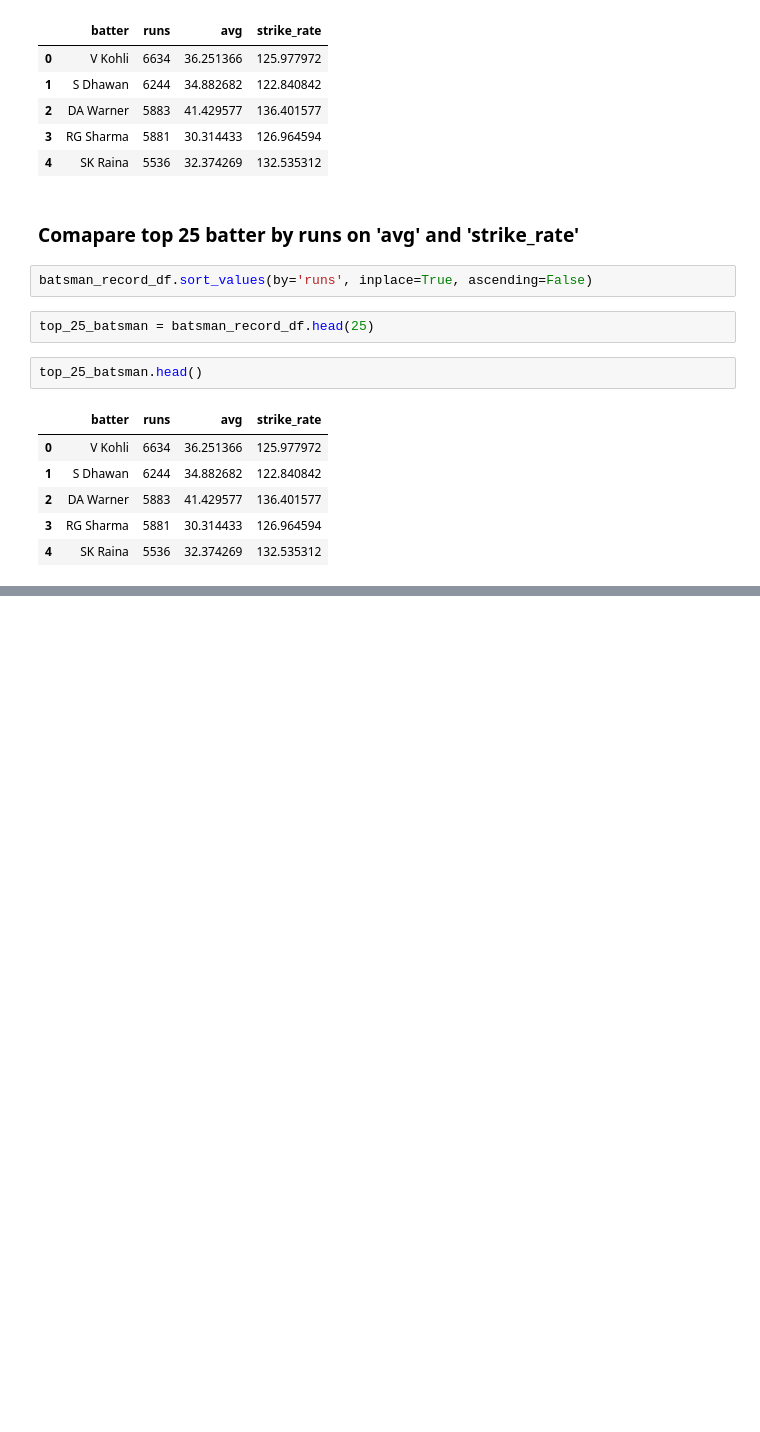
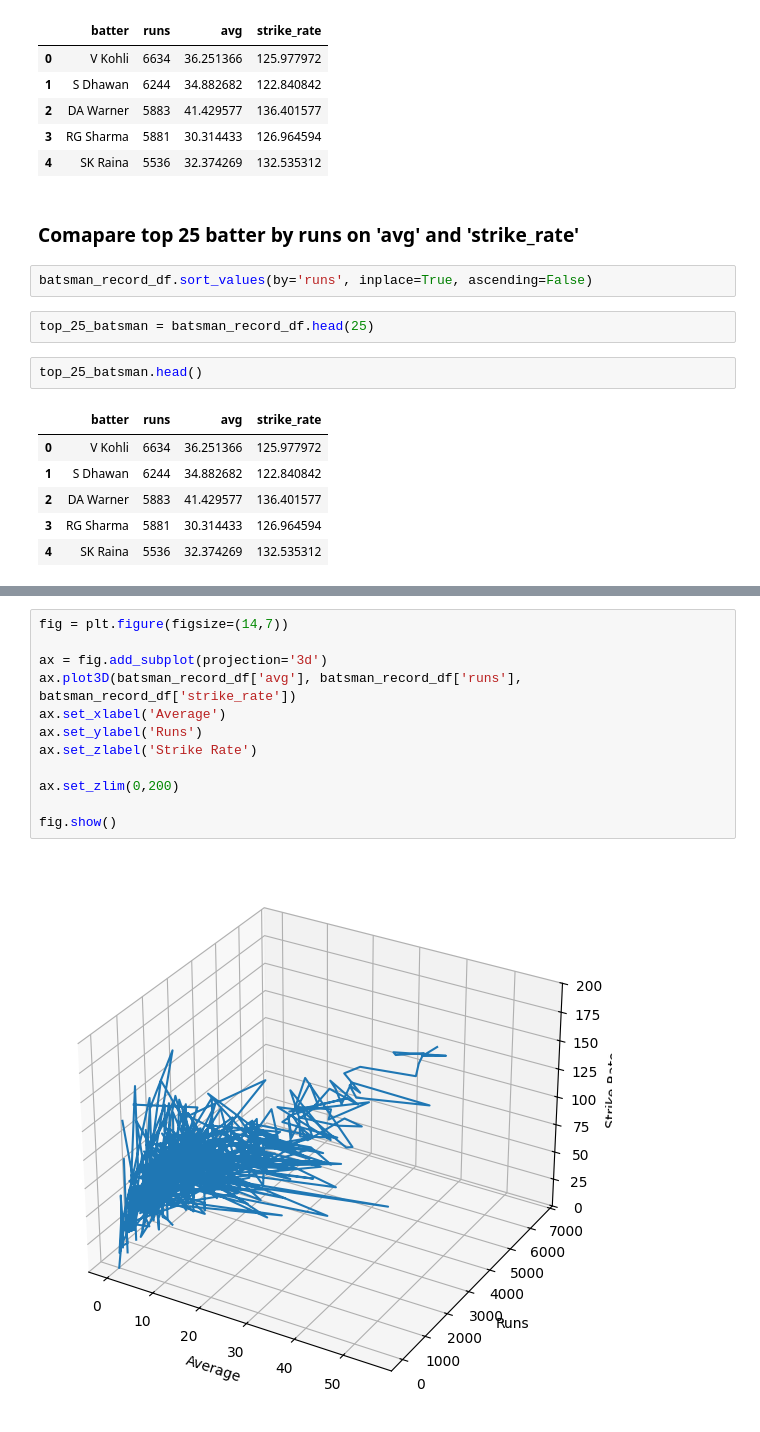
Before and after one commit to Abhishek6706/Fundamentals, a Jupyter notebook: matplotlib/advanced.ipynb, the cells around one changed output, grey strips where cells are left out. Cells and saved outputs as stored; diff of their text form; blank space fills up the shorter version.

```diff
--- a/matplotlib/advanced.ipynb
+++ b/matplotlib/advanced.ipynb
@@ -281,0 +435,14 @@ plt.show()
+# %%
+fig = plt.figure(figsize=(14,7))
+
+ax = fig.add_subplot(projection='3d')
+ax.plot3D(batsman_record_df['avg'], batsman_record_df['runs'], batsman_record_df['strike_rate'])
+ax.set_xlabel('Average')
+ax.set_ylabel('Runs')
+ax.set_zlabel('Strike Rate')
+
+ax.set_zlim(0,200)
+
+fig.show()
+# %% [output]
+[figure, added]
```
Also changed, not shown: parts of 32 cells of this notebook.
